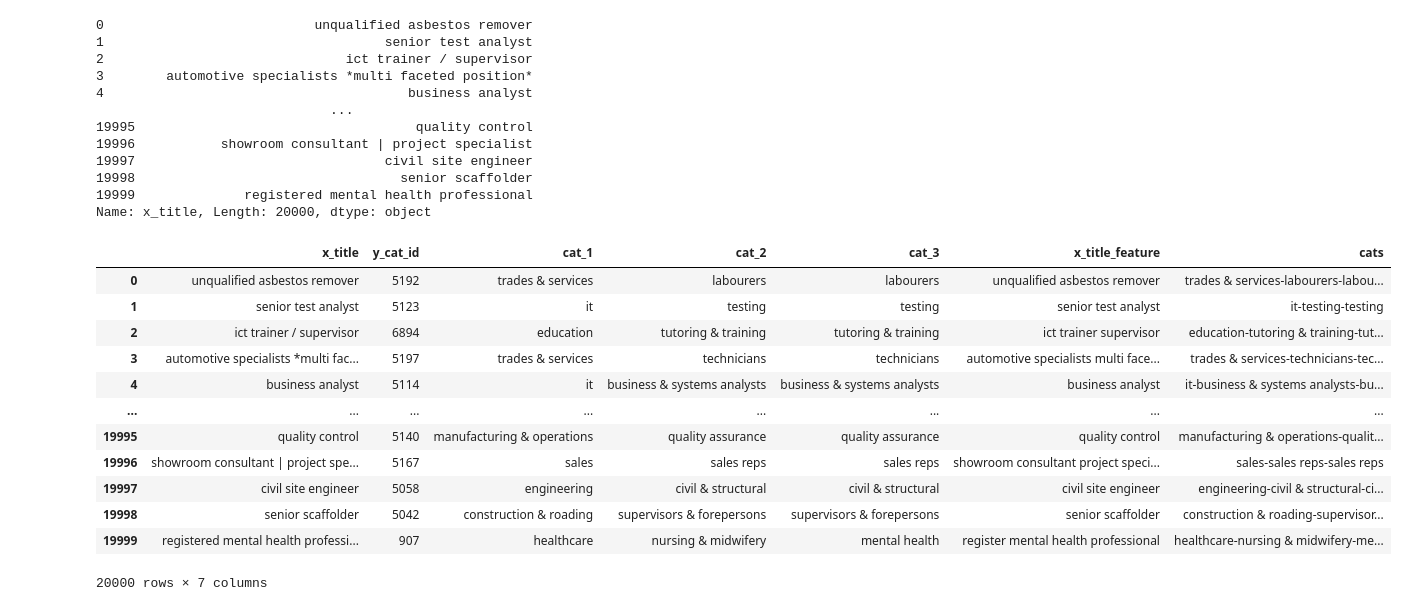
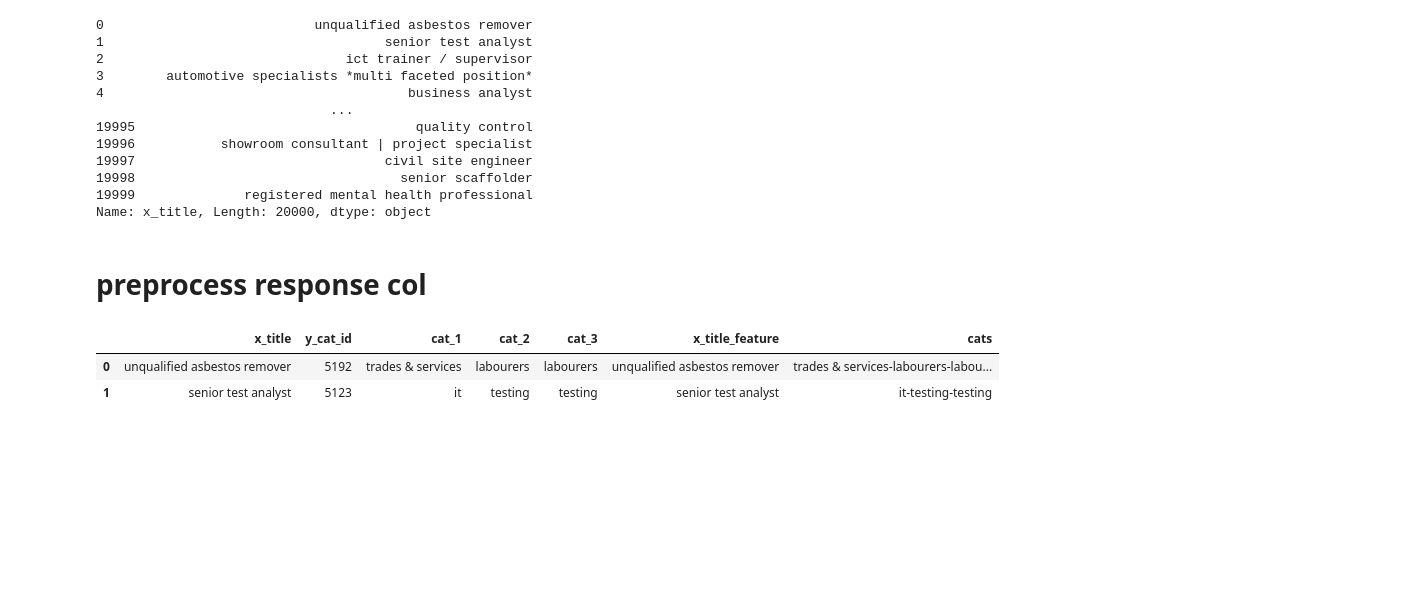
Before and after one commit to felixzhao/title_catgories_classification, a Jupyter notebook: Job_title_classification_V2.1_preprocess.ipynb, the cells around one changed output. Saved outputs shown, nothing was run; the diff lists cells and outputs as text; code cells hidden in the pictures; blank space fills up the shorter version.

```diff
--- a/Job_title_classification_V2.1_preprocess.ipynb
+++ b/Job_title_classification_V2.1_preprocess.ipynb
@@ -151,21 +159,13 @@ raw_df['x_title']
 Name: x_title, Length: 20000, dtype: object
 # %%
 raw_df['x_title_feature'] = raw_df['x_title'].apply(sentence_preprocess)
+# %% [markdown]
+# preprocess response col
 # %%
 raw_df['cats'] = raw_df.cat_1.str.cat(raw_df.cat_2, sep='-').str.cat(raw_df.cat_3, sep='-')
 # %%
-raw_df
+raw_df.head(2)
 # %% [output]
 |  | x_title | y_cat_id | cat_1 | cat_2 | cat_3 | x_title_feature | cats |
 | 0 | unqualified asbestos remover | 5192 | trades & services | labourers | labourers | unqualified asbestos remover | trades & services-labourers-labou... |
 | 1 | senior test analyst | 5123 | it | testing | testing | senior test analyst | it-testing-testing |
-| 2 | ict trainer / supervisor | 6894 | education | tutoring & training | tutoring & training | ict trainer supervisor | education-tutoring & training-tut... |
-| 3 | automotive specialists *multi fac... | 5197 | trades & services | technicians | technicians | automotive specialists multi face... | trades & services-technicians-tec... |
-| 4 | business analyst | 5114 | it | business & systems analysts | business & systems analysts | business analyst | it-business & systems analysts-bu... |
-| ... | ... | ... | ... | ... | ... | ... | ... |
-| 19995 | quality control | 5140 | manufacturing & operations | quality assurance | quality assurance | quality control | manufacturing & operations-qualit... |
-| 19996 | showroom consultant | project spe... | 5167 | sales | sales reps | sales reps | showroom consultant project speci... | sales-sales reps-sales reps |
-| 19997 | civil site engineer | 5058 | engineering | civil & structural | civil & structural | civil site engineer | engineering-civil & structural-ci... |
-| 19998 | senior scaffolder | 5042 | construction & roading | supervisors & forepersons | supervisors & forepersons | senior scaffolder | construction & roading-supervisor... |
-| 19999 | registered mental health professi... | 907 | healthcare | nursing & midwifery | mental health | register mental health professional | healthcare-nursing & midwifery-me... |
-20000 rows × 7 columns
```
Also changed, not shown: parts of 9 cells of this notebook.
